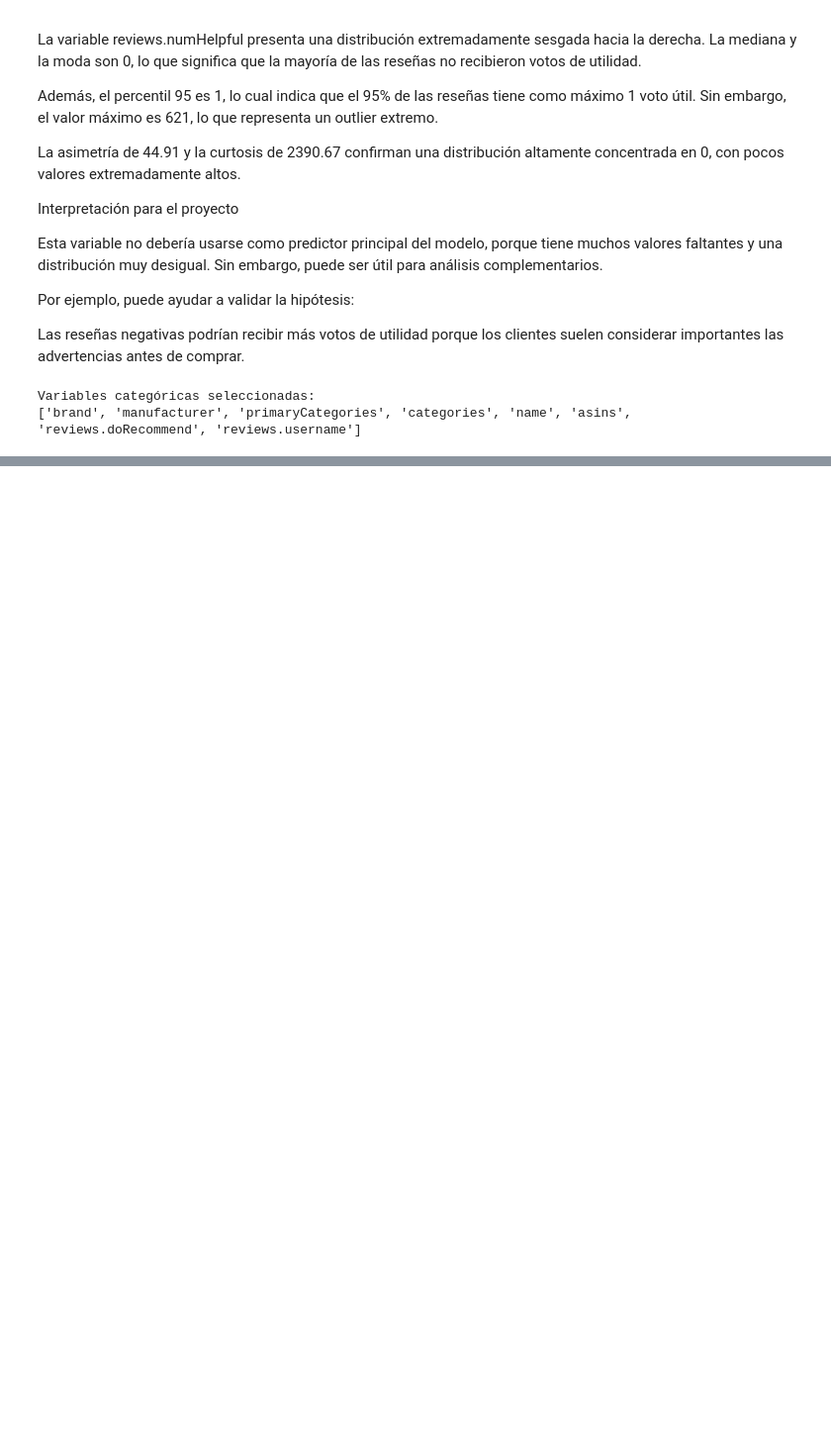
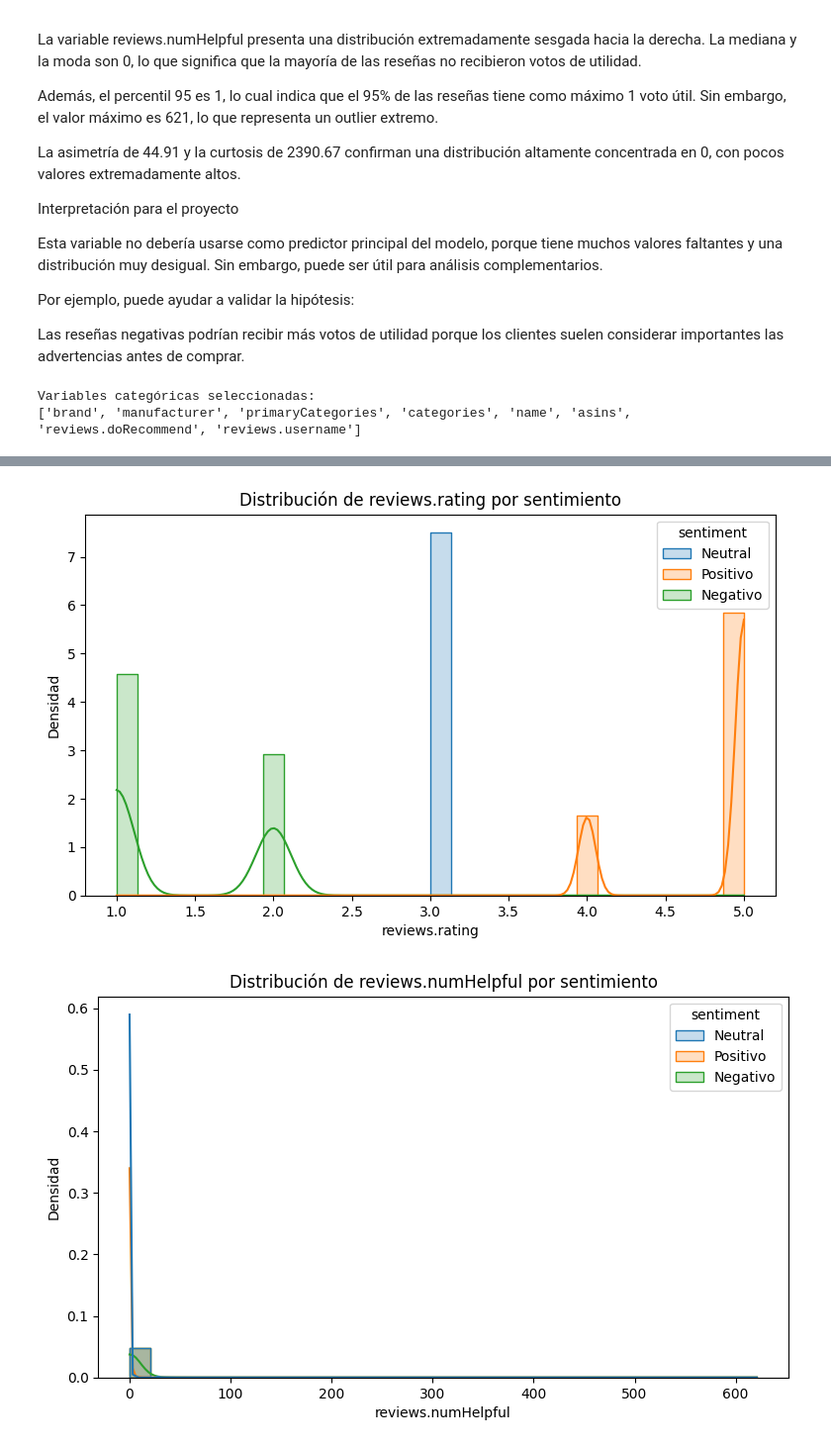
Before and after one commit to R3beAM/Proyecto-Final-Integracion, a Jupyter notebook: Parte_2_Proyecto_Final_Integracion.ipynb, the cells around one changed output, grey strips where cells are left out. Shown at 99% size. Drawn from its saved outputs; the diff is of its cells as text; code cells hidden in the pictures; blank space fills up the shorter version.

```diff
--- a/Parte_2_Proyecto_Final_Integracion.ipynb
+++ b/Parte_2_Proyecto_Final_Integracion.ipynb
@@ -792,0 +1231,24 @@ display(resumen_categoricas)
+# %%
+#Distribuciones separadas por sentimiento
+
+for col in variables_numericas:
+    plt.figure(figsize=(9, 5))
+
+    sns.histplot(
+        data=df,
+        x=col,
+        hue="sentiment",
+        bins=30,
+        kde=True,
+        element="step",
+        stat="density",
+        common_norm=False
+    )
+
+    plt.title(f"Distribución de {col} por sentimiento")
+    plt.xlabel(col)
+    plt.ylabel("Densidad")
+    plt.show()
+# %% [output]
+[figure, added]
+[figure, added]
```
Also changed, not shown: parts of 69 cells of this notebook.
